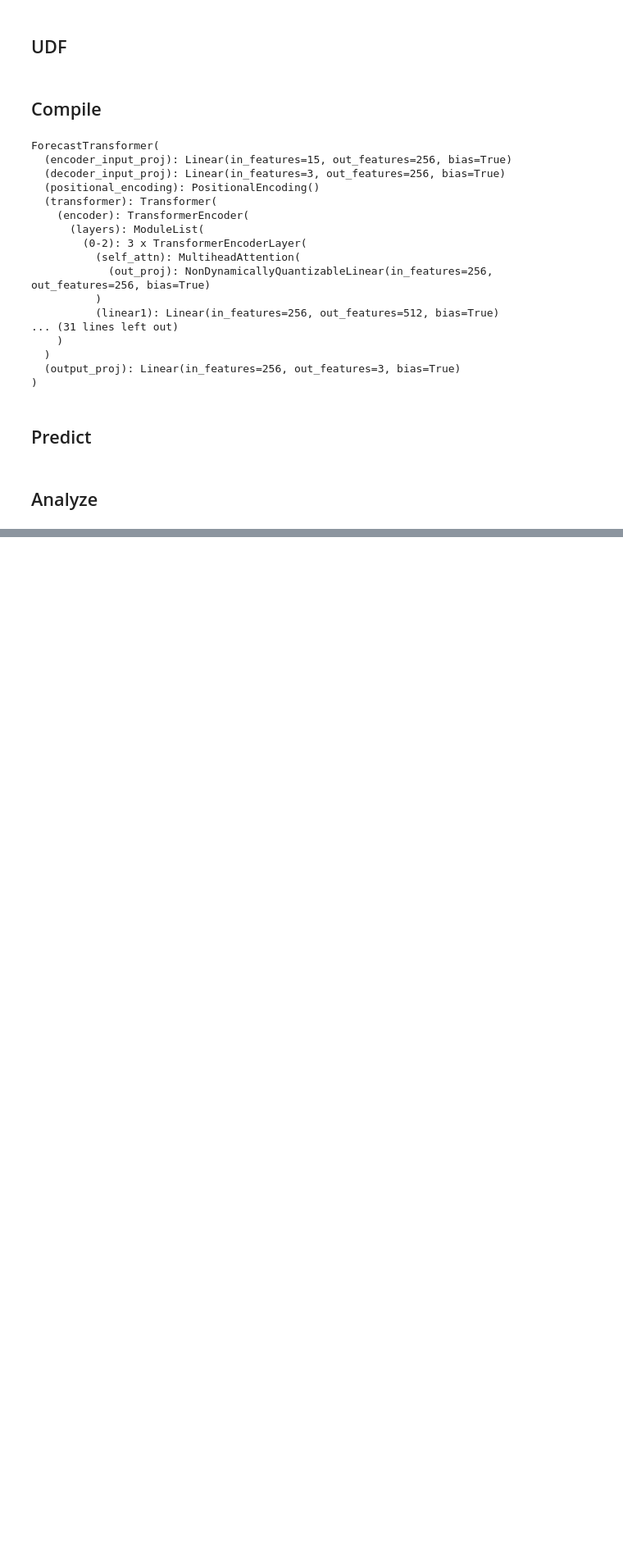
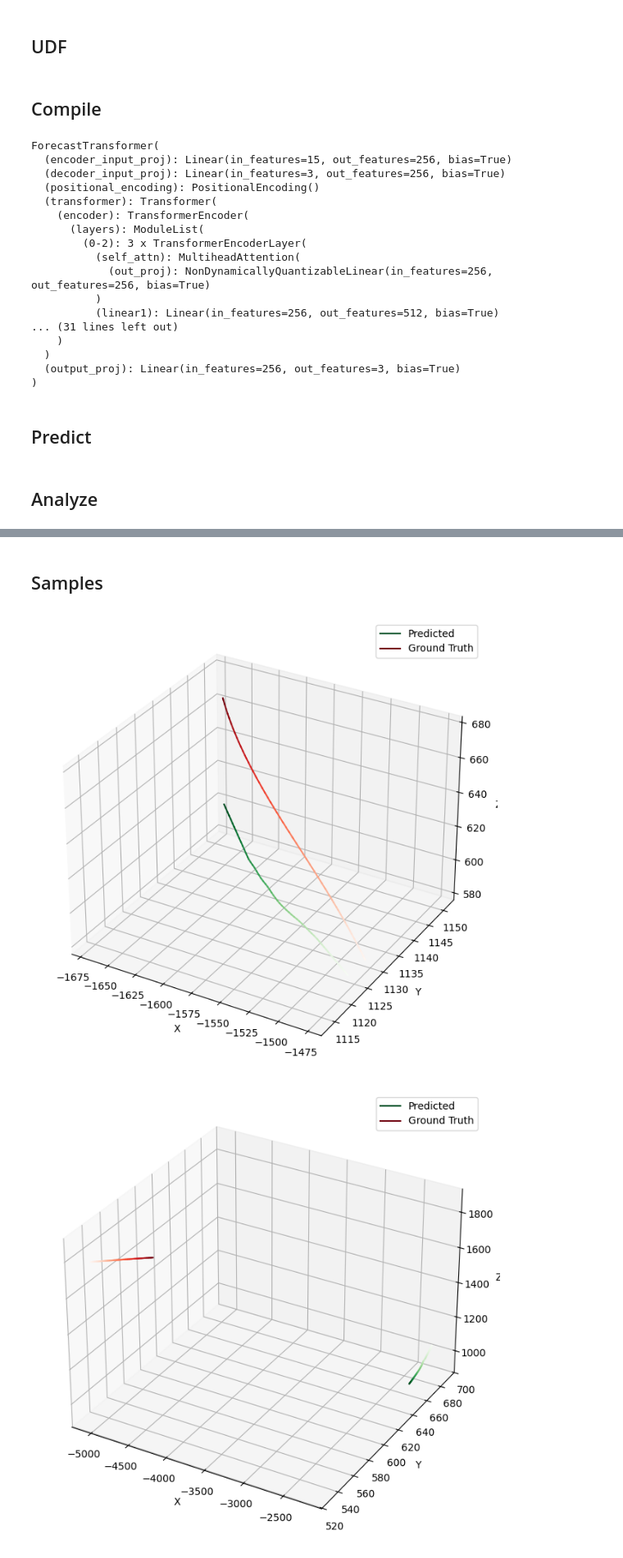
Before and after one commit to emremidilli/dog-fight, a Jupyter notebook: notebooks/04-analyze-model.ipynb, the cells around one changed output, grey strips where cells are left out. Shown at 82% size. Drawn from its saved outputs; the diff is of its cells as text; code cells hidden in the pictures; blank space fills up the shorter version.

```diff
--- a/notebooks/04-analyze-model.ipynb
+++ b/notebooks/04-analyze-model.ipynb
@@ -21,6 +29,7 @@ INPUT_DIR = os.path.join('..', 'data', 'processed')
 MODEL_DIR = os.path.join('..', 'models')
 SCALER_DIR = os.path.join('..', 'data', 'scalers')
 MODEL_VERSION = 'v01'
+SMOOTHING_WINDOW = 30
 # %% [markdown]
 # Config
 # %%
@@ -249,0 +262,61 @@ plt.show()
+# %% [markdown]
+## Samples
+# %%
+samples = random.sample(range(0, len(all_predictions)), 10)
+
+for sample_id in samples:
+    pred = all_predictions_unscaled[sample_id]
+    truth = all_truth_unscaled[sample_id]
+
+    # # Extracting x, y, and z coordinates for both predicted and ground truth
+    # x_pred = scaler_cord_x.inverse_transform(pred[:, [0]]).squeeze()
+    # y_pred = scaler_cord_y.inverse_transform(pred[:, [1]]).squeeze()
+    # z_pred = scaler_cord_z.inverse_transform(pred[:, [2]]).squeeze()
+
+    # x_gt = scaler_cord_x.inverse_transform(truth[:, [0]]).squeeze()
+    # y_gt = scaler_cord_y.inverse_transform(truth[:, [1]]).squeeze()
+    # z_gt = scaler_cord_z.inverse_transform(truth[:, [2]]).squeeze()
+
+    x_pred = pred[:, [0]].squeeze()
+    y_pred = pred[:, [1]].squeeze()
+    z_pred = pred[:, [2]].squeeze()
+
+    x_gt = truth[:, [0]].squeeze()
+    y_gt = truth[:, [1]].squeeze()
+    z_gt = truth[:, [2]].squeeze()
+
+    x_pred = savgol_filter(x_pred, window_length=SMOOTHING_WINDOW, polyorder=1)
+    y_pred = savgol_filter(y_pred, window_length=SMOOTHING_WINDOW, polyorder=1)
+    z_pred = savgol_filter(z_pred, window_length=SMOOTHING_WINDOW, polyorder=1)
+
+    # Create a figure and a 3D axis
+    fig = plt.figure(figsize=(8,8))
+    ax = fig.add_subplot(111, projection='3d')
+
+    # Create a colormap, normalize the timesteps to the range [0, 1]
+    cmap = plt.get_cmap('Greens')
+    norm = plt.Normalize(vmin=0, vmax=len(x_pred) - 1)
+
+    # Plotting the predicted trajectory with color based on the timestep
+    for i in range(len(x_pred) - 1):
+        ax.plot([x_pred[i], x_pred[i+1]], [y_pred[i], y_pred[i+1]], [z_pred[i], z_pred[i+1]], color=cmap(norm(i)),  label='Predicted' if i == (len(x_gt) - 2) else "")
+
+    cmap = plt.get_cmap('Reds')
+    norm = plt.Normalize(vmin=0, vmax=len(x_pred) - 1)
+    # Plotting the ground truth trajectory with dashed lines and same colors as predicted
+    for i in range(len(x_gt) - 1):
+        ax.plot([x_gt[i], x_gt[i+1]], [y_gt[i], y_gt[i+1]], [z_gt[i], z_gt[i+1]], color=cmap(norm(i)), label='Ground Truth' if i == (len(x_gt) - 2) else "")
+
+    # Labeling axes
+    ax.set_xlabel('X')
+    ax.set_ylabel('Y')
+    ax.set_zlabel('Z')
+
+    # Add legend
+    ax.legend()
+
+    # Show the plot
+    plt.show()
+# %% [output]
+[figure, added]
+[figure, added]
```
Also changed, not shown: parts of 10 cells of this notebook, 7 other files.
